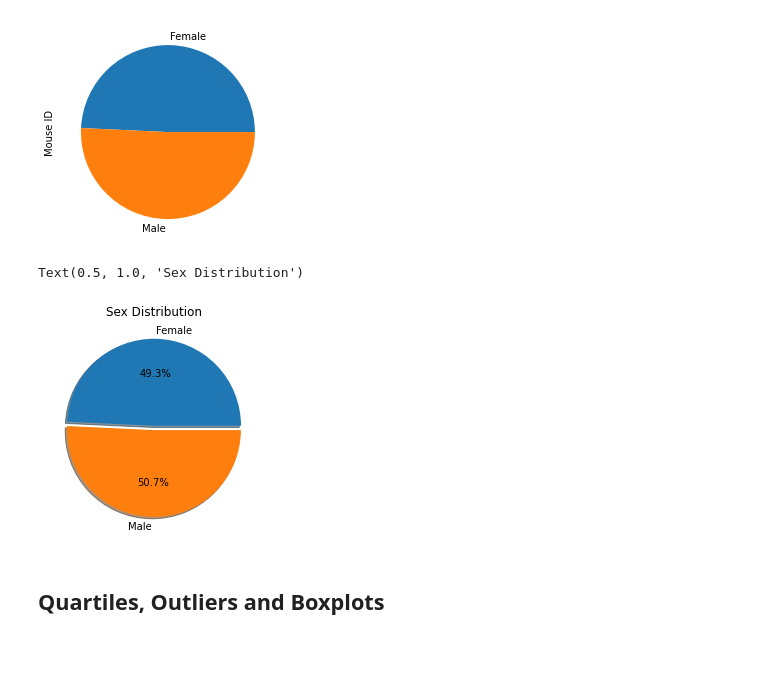
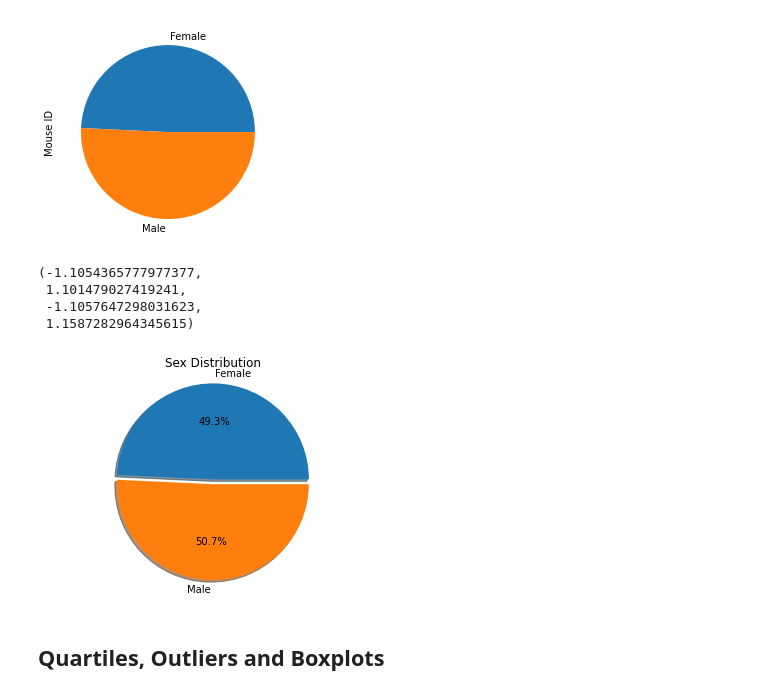
Before and after one commit to pkorat/matplotlib-challenge, a Jupyter notebook: pymaceuticals_starter.ipynb, the cells around one changed output. Cells and saved outputs as stored; diff of their text form; code cells hidden in the pictures; blank space fills up the shorter version.

```diff
--- a/pymaceuticals_starter.ipynb
+++ b/pymaceuticals_starter.ipynb
@@ -155,10 +155,14 @@ count_sex_cdata.plot.pie()
 # %%
 # Generate a pie plot showing the distribution of female versus male mice using pyplot
 plt.pie(count_sex_cdata, labels=['Female', 'Male'], explode=(0.05, 0), shadow=True, autopct='%1.1f%%')
 plt.title('Sex Distribution')
+plt.axis('equal')
 # %% [output]
-Text(0.5, 1.0, 'Sex Distribution')
+(-1.1054365777977377,
+ 1.101479027419241,
+ -1.1057647298031623,
+ 1.1587282964345615)
-[figure, old version]
+[figure, new version]
 # %% [markdown]
 ## Quartiles, Outliers and Boxplots
 # %%
```
Also changed, not shown: parts of 4 cells of this notebook.
